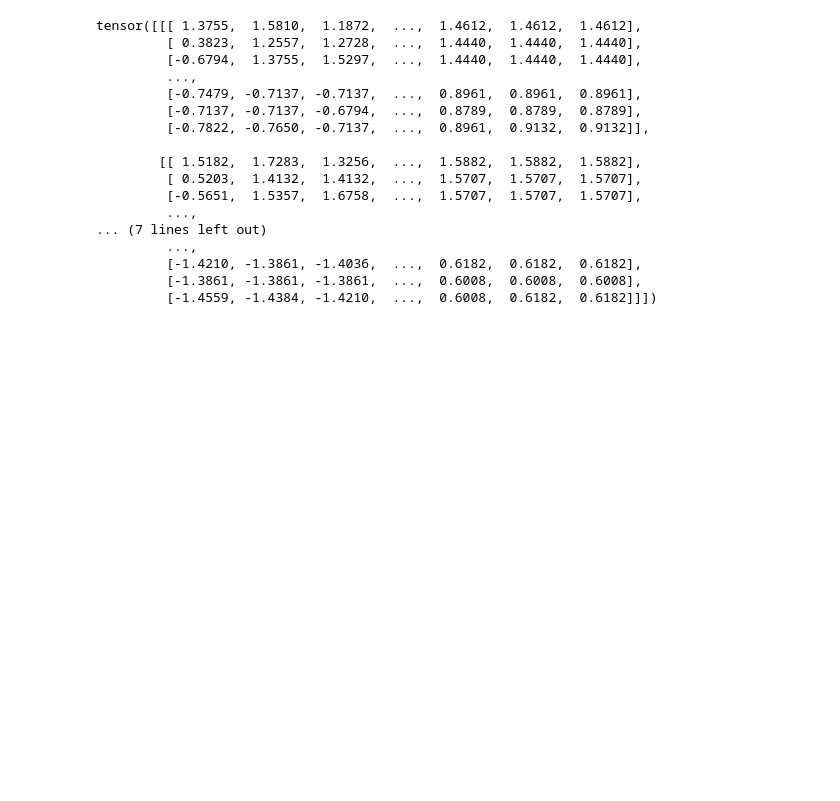
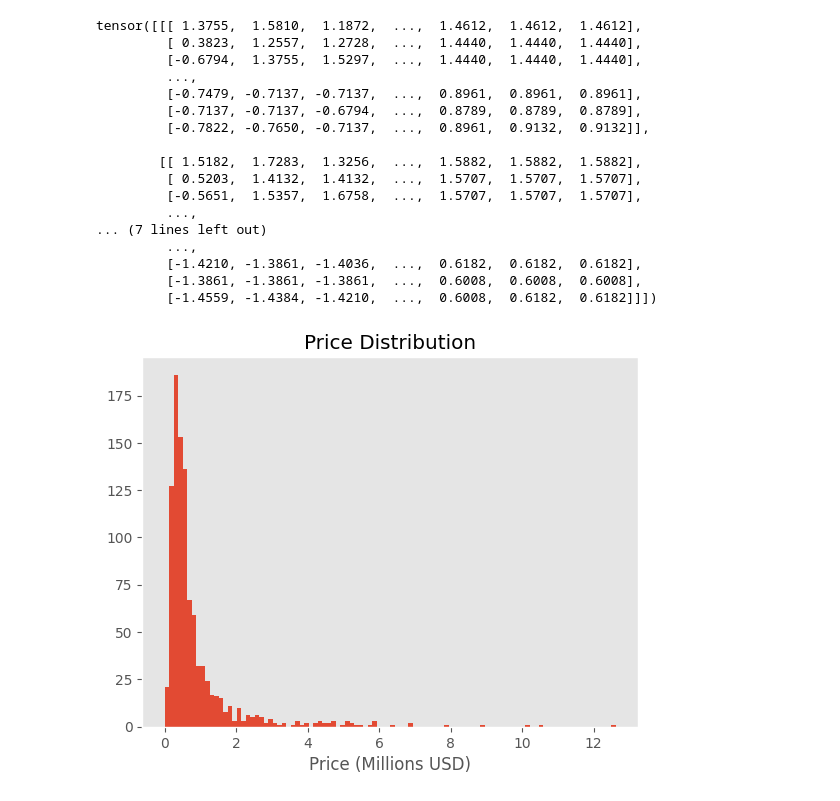
Before and after one commit to Tcintra/Zillow-ViT, a Jupyter notebook: preprocessing.ipynb, the cells around one changed output. Drawn from its saved outputs; the diff is of its cells as text; code cells hidden in the pictures; blank space fills up the shorter version.

Commit message:
Print histogram of prices

```diff
--- a/preprocessing.ipynb
+++ b/preprocessing.ipynb
@@ -38,6 +38,9 @@ import torch
 from torch.utils.data import Dataset, DataLoader
 from torchvision import transforms
 from PIL import Image
+import matplotlib.pyplot as plt
+
+plt.style.use("ggplot")
 
 BASE_DIR = os.path.dirname(os.path.abspath(__name__))
 DATA_DIR = os.path.join(BASE_DIR, "data")
@@ -426,3 +421,12 @@ tensor([[[ 1.3755,  1.5810,  1.1872,  ...,  1.4612,  1.4612,  1.4612],
          [-1.4210, -1.3861, -1.4036,  ...,  0.6182,  0.6182,  0.6182],
          [-1.3861, -1.3861, -1.3861,  ...,  0.6008,  0.6008,  0.6008],
          [-1.4559, -1.4384, -1.4210,  ...,  0.6008,  0.6182,  0.6182]]])
+# %%
+df = pd.read_csv(os.path.join(CLEANED_DIR, "prices.csv"))
+
+(df["price"] / 1e6).hist(grid=False, bins=100)
+plt.title("Price Distribution")
+plt.xlabel("Price (Millions USD)")
+plt.show()
+# %% [output]
+[figure, added]
```
Also changed, not shown: parts of 1 cell of this notebook, 1 other file.
